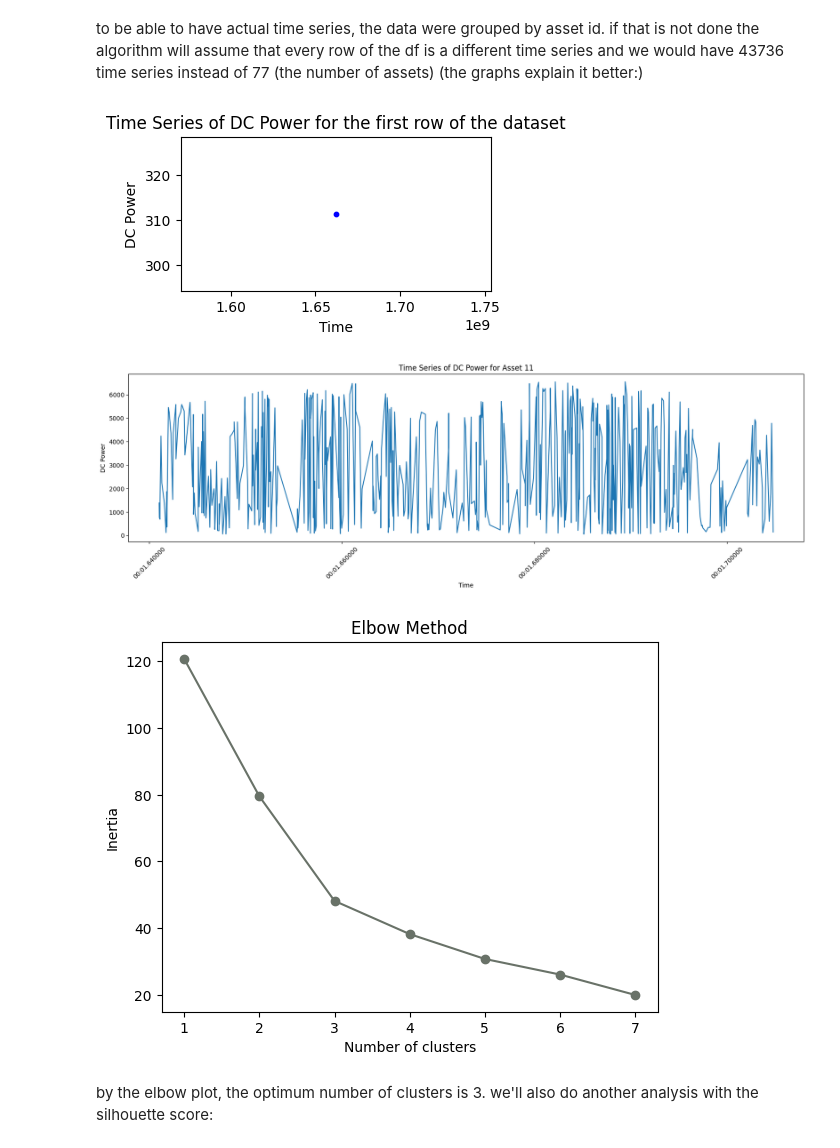
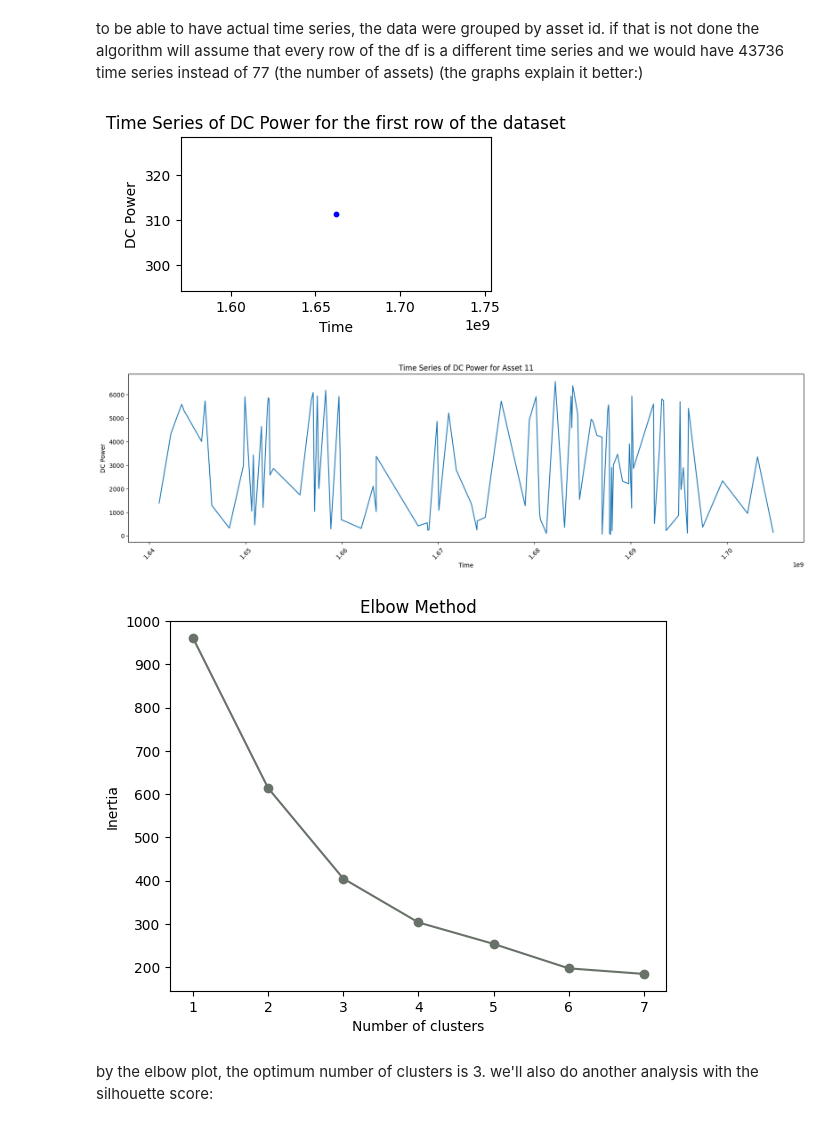
Before and after one commit to sarabreu/thesis_dev, a Jupyter notebook: 5_time_series_clustering/all_imp_vars/clean_solar.ipynb, the cells around one changed output. Saved outputs shown, nothing was run; the diff lists cells and outputs as text; code cells hidden in the pictures.

```diff
--- a/5_time_series_clustering/all_imp_vars/clean_solar.ipynb
+++ b/5_time_series_clustering/all_imp_vars/clean_solar.ipynb
@@ -35,8 +37,8 @@ df_solar_satellite.head()
 # %%
 np.random.seed(10)
 
-# Define the desired subset size per asset (adjust as needed)
-subset_size_percentage = 0.1  # Adjust as needed
+# Define the desired subset size per asset --> guarantee that each asset has the same amount of rows
+subset_size_percentage = 1  # Adjust as needed
 
 # Get the unique asset identifiers from the original DataFrame
 unique_assets = df_solar_satellite['asset_id'].unique()
@@ -149,33 +151,30 @@ to be able to have actual time series, the data were grouped by asset id. if tha
 # %%
 first_row = df_subset.iloc[0]
 # Plotting a single dot with custom size
 plt.figure(figsize=(4, 2))
 plt.scatter(first_row['read_at'], first_row['dc_power'], s=10, color='b')
 plt.xlabel('Time')
 plt.ylabel('DC Power')
 plt.title('Time Series of DC Power for the first row of the dataset')
 plt.show()
 
-# Assuming df_subset is your dataframe
-df_subset['read_at'] = pd.to_datetime(df_subset['read_at'])
-
 # Selecting the first row and grouping by asset_id
-first_group = df_subset[df_subset['asset_id'] == 11]
+first_group = df_subset[df_subset['asset_id'] == 11][:100]
 
 # Sort the dataframe by 'read_at' column
 first_group = first_group.sort_values(by='read_at')
 
 # Plotting the time series
 plt.figure(figsize=(20, 5))
 plt.plot(first_group['read_at'], first_group['dc_power'])
 plt.xlabel('Time')
 plt.ylabel('DC Power')
 plt.title('Time Series of DC Power for Asset 11')
 plt.xticks(rotation=45)
 plt.show()
 # %% [output]
 [figure]
-[figure, old version]
+[figure, new version]
 # %%
 # Grouping by 'asset_id' and storing each group as an array
 grouped_arrays_all = [group[['read_at', 'dc_power', 'dc_voltage', 'dc_current', 'temperature', 'cloud_cover']].values \
@@ -212,6 +211,6 @@ plt.ylabel('Inertia')
 plt.title('Elbow Method')
 plt.show()
 # %% [output]
-[figure, old version]
+[figure, new version]
 # %% [markdown]
 by the elbow plot, the optimum number of clusters is 3. we'll also do another analysis with the silhouette score:
```
Also changed, not shown: parts of 35 cells of this notebook, 7 other files.
